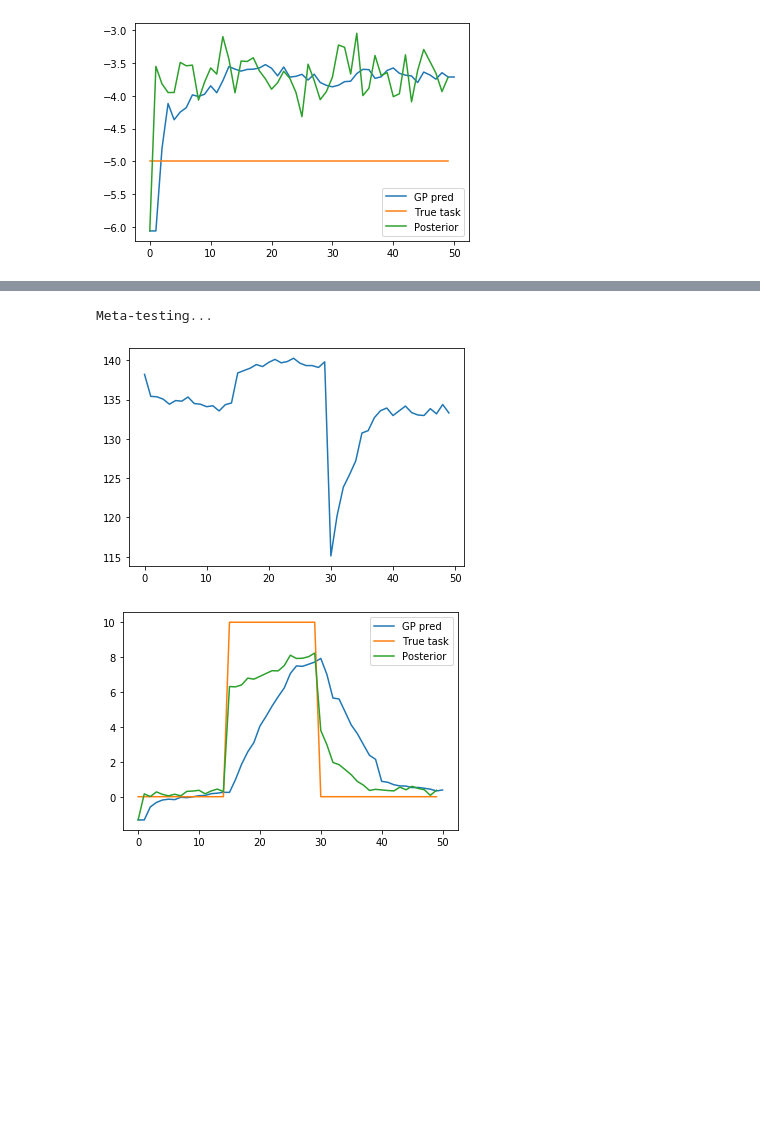
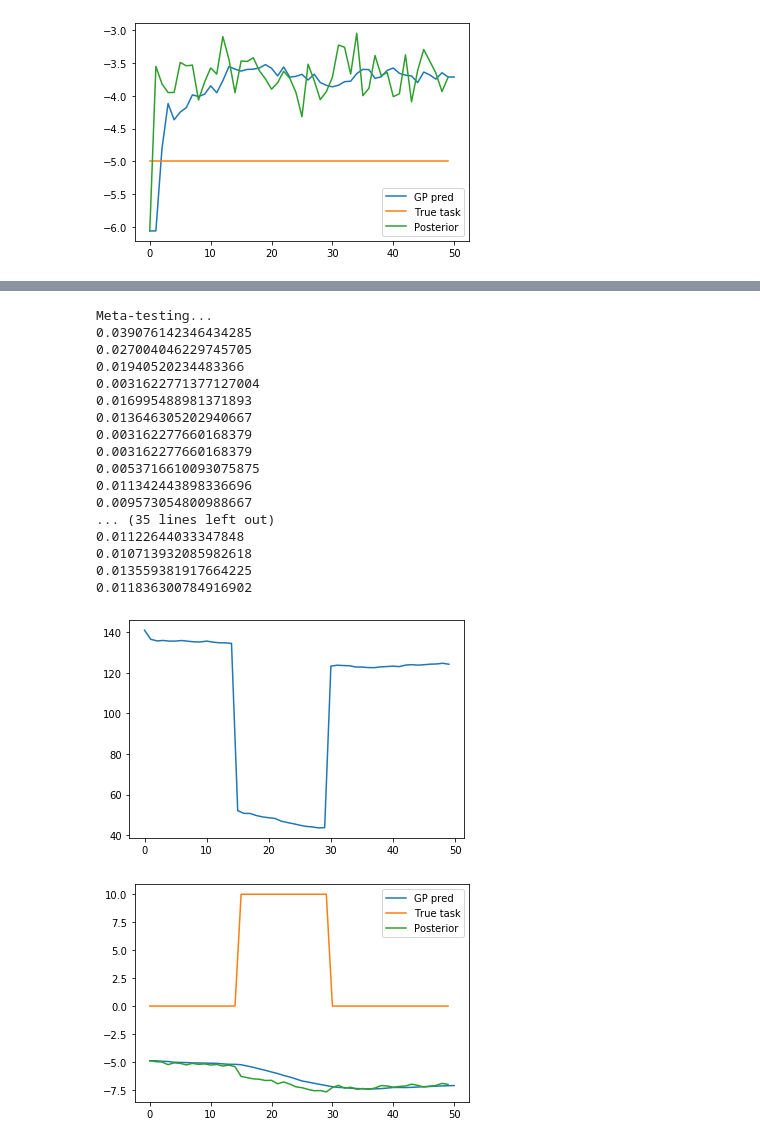
Before and after one commit to riccardopoiani/trio-non-stationary-meta-rl, a Jupyter notebook: notebooks/gp_test.ipynb, the cells around one changed output, grey strips where cells are left out. Cells and saved outputs as stored; diff of their text form; code cells hidden in the pictures; blank space fills up the shorter version.

```diff
--- a/notebooks/gp_test.ipynb
+++ b/notebooks/gp_test.ipynb
@@ -204 +196,5 @@ agent = PosteriorMTAgent(action_space=action_space, device=device, gamma=0.999,
+# %%
+gp_list, prior_seq, init_prior_test = get_const_task_sequence(alpha=0.25,
+                                                          n_restarts=1,
+                                                          num_test_processes=2)
 # %%
@@ -351,19 +237,0 @@ Reward : 97.02947354000001
-# %%
-gp_list, test_kwargs, init_prior_test = get_task_sequence(alpha=0.25,
-                                                          n_restarts=1,
-                                                          num_test_processes=2)
-res_eval_2, res_vae_2, test_list_2 = agent.train(training_iter=1000,
-                                           env_name=env_name,
-                                           seed=0,
-                                           task_generator=task_generator,
-                                           eval_interval=10,
-                                           log_dir=".",
-                                           use_env_obs=False,
-                                           num_vae_steps=0,
-                                           init_vae_steps=0,
-                                           gp_list=gp_list,
-                                           sw_size=20,
-                                           test_kwargs=test_kwargs,
-                                           init_prior_test=init_prior_test,
-                                           num_random_task_to_eval=32,
-                                           num_test_processes=2)
@@ -410,5 +238,6 @@ Reward : 92.03777051000003
 # %%
-t = res_eval + res_eval_2
+import matplotlib.pyplot as plt
+t= res_eval + res_eval_3
 plt.plot(t)
 # %% [output]
 [<matplotlib.lines.Line2D at 0x...>]
@@ -424,8 +253,7 @@ import numpy as np
 import torch
 
 from sklearn.gaussian_process import GaussianProcessRegressor
-from active_learning.observation_utils import augment_obs_posterior, get_posterior_no_prev
-from network.vae_utils import loss_inference_closed_form
+from utilities.observation_utils import augment_obs_posterior, get_posterior_no_prev
 from ppo_a2c.algo.ppo import PPO
 from ppo_a2c.envs import make_vec_envs_multi_task
 from ppo_a2c.model import MLPBase, Policy
@@ -453,7 +281,8 @@ def temp_test_task_sequence(agent, gp_list, sw_size, env_name, seed, log_dir, en
         obs = eval_envs.reset()
         obs = augment_obs_posterior(obs, agent.latent_dim, prior,
                                     use_env_obs, rescale_obs=agent.rescale_obs,
-                                    max_old=agent.max_old, min_old=agent.min_old)
+                                    max_old=agent.max_old, min_old=agent.min_old,
+                                   is_prior=True)
 
         eval_recurrent_hidden_states = torch.zeros(
             num_eval_processes, agent.actor_critic.recurrent_hidden_state_size, device=agent.device)
@@ -478,7 +307,8 @@ def temp_test_task_sequence(agent, gp_list, sw_size, env_name, seed, log_dir, en
                                               use_prev_state=use_prev_state)
             obs = augment_obs_posterior(obs, agent.latent_dim, posterior,
                                         use_env_obs, rescale_obs=agent.rescale_obs,
-                                        max_old=agent.max_old, min_old=agent.min_old)
+                                        max_old=agent.max_old, min_old=agent.min_old,
+                                       is_prior=False)
 
             use_prev_state = True
             eval_masks = torch.tensor(
@@ -516,6 +346,8 @@ def temp_test_task_sequence(agent, gp_list, sw_size, env_name, seed, log_dir, en
                 y_pred, sigma = gp_list[dim][proc].predict(x_points, return_std=True)
                 prior_proc[0, dim] = y_pred[0, 0]
                 if use_true_sigma:
+                    if proc == 0:
+                        print(sigma[0])
                     prior_proc[1, dim] = sigma[0]
                 else:
                     prior_proc[1, dim] = 10.
@@ -601,11 +432,27 @@ Meta-testing...
 # %%
-gp_list, test_kwargs, init_prior_test = get_phase_task_sequence(0.25, 1, 20)
+gp_list, test_kwargs, init_prior_test = get_phase_task_sequence(10, 1, 20)
 res, posterior_history, gp_pred = temp_test_task_sequence(agent, gp_list, 10, env_name, 0, ".", test_kwargs, init_prior_test, False, 20, True)
 plot_results(res, test_kwargs, posterior_history, gp_pred)
 # %% [output]
 Meta-testing...
+0.039076142346434285
+0.027004046229745705
+0.01940520234483366
+0.0031622771377127004
+0.016995488981371893
+0.013646305202940667
+0.003162277660168379
+0.003162277660168379
+0.0053716610093075875
+0.011342443898336696
+0.009573054800988667
+... (35 lines left out)
+0.01122644033347848
+0.010713932085982618
+0.013559381917664225
+0.011836300784916902
-[figure, old version]
+[figure, new version]
-[figure, old version]
+[figure, new version]
 # %%
 gp_list, test_kwargs, init_prior_test = get_abrupt_and_smooth(0.25, 1, 20)
 res, posterior_history, gp_pred = temp_test_task_sequence(agent, gp_list, 10, env_name, 0, ".", test_kwargs, init_prior_test, False, 20, False)
```
Also changed, not shown: parts of 15 cells of this notebook, 53 other files.
